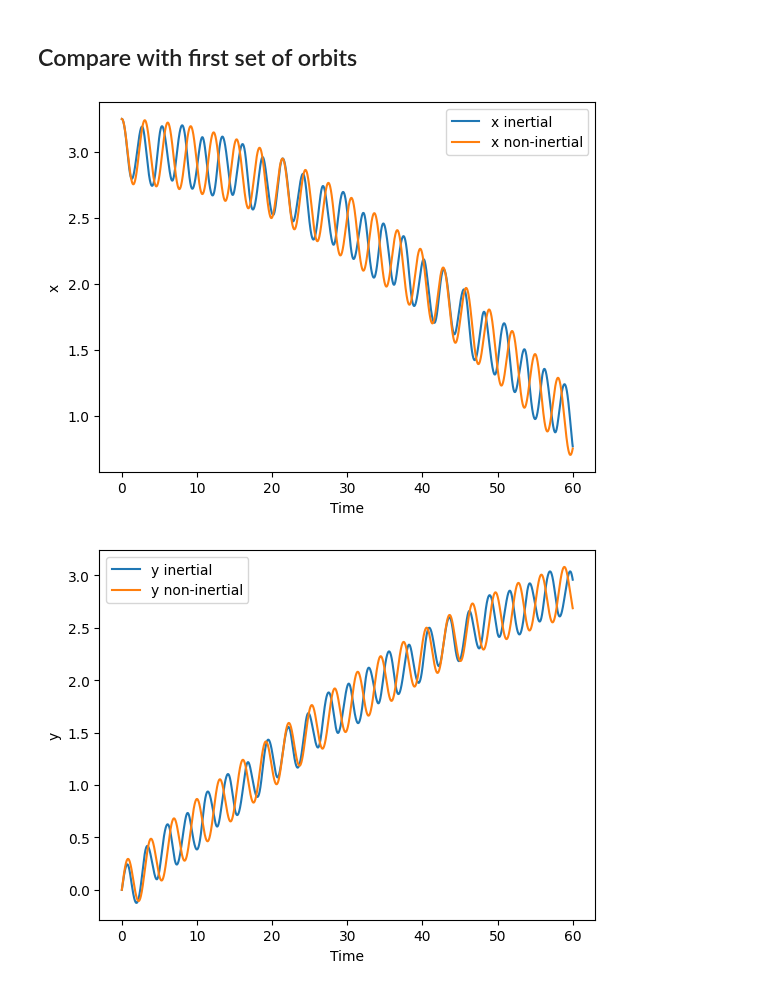
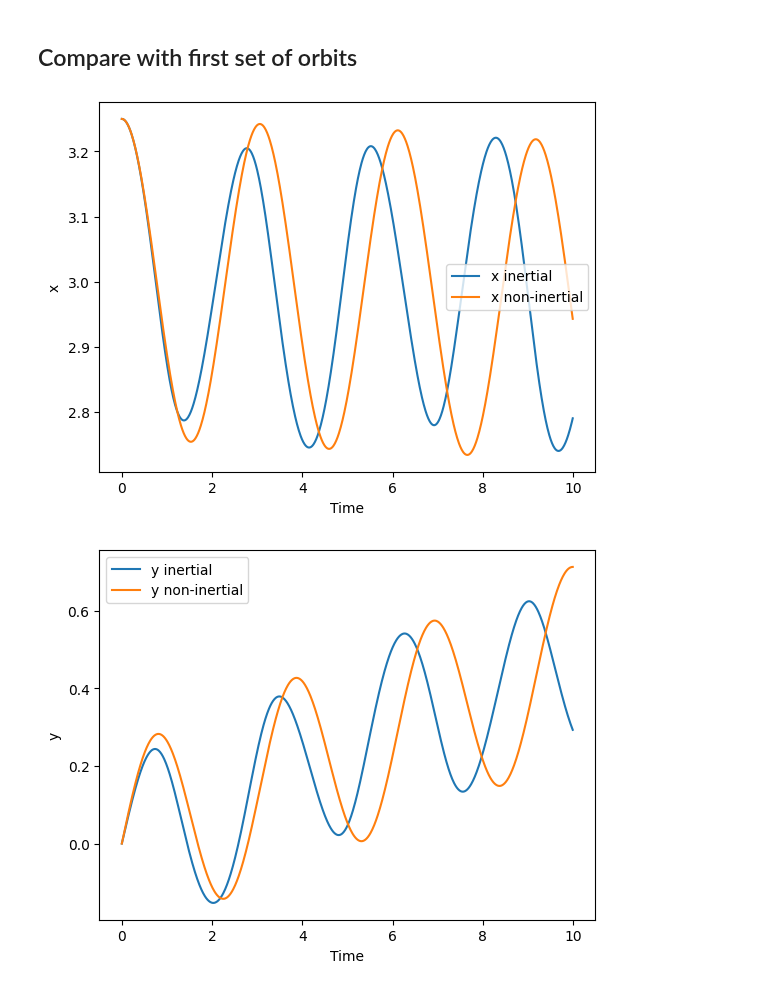
Before and after one commit to EXP-code/pyEXP-examples, a Jupyter notebook: How-To/Recipes/Orbits/OrbitingFrame.ipynb, the cells around one changed output. Drawn from its saved outputs; the diff is of its cells as text; code cells hidden in the pictures.

```diff
--- a/How-To/Recipes/Orbits/OrbitingFrame.ipynb
+++ b/How-To/Recipes/Orbits/OrbitingFrame.ipynb
@@ -66,7 +66,7 @@ halo_coefs = pyEXP.coefs.Coefs.makecoefs(halo_coef, 'halo')
 
 # Orbit at R=3
 Ro     = 3.0
-Period = 300
+Period = 400
 Freq   = 2.0*np.pi/Period
 Time   = 0.0
 dT     = 0.1
@@ -75,23 +75,33 @@ dT     = 0.1
 ctimes = []
 center = []
 
-while Time < 300+0.5*dT:
+while Time < Period+dT/2:
+    # Define the center position
     Phi = Freq*Time
+    x = Ro*np.cos(Phi)
+    y = Ro*np.sin(Phi)
+    # Make new coef structure
     coef = halo_coef.deepcopy()
     coef.setCoefTime(Time)
-    x = Ro*np.cos(Phi)
-    y = Ro*np.sin(Phi)
     coef.setCoefCenter([x, y, 0.])
+    # Use the previously defined constant coefficients
+    coef.assign(halo_coef_matrix, lmax, nmax)
+    # Add to the coefficient database
+    halo_coefs.add(coef)
+    # Center times and positions
     ctimes.append(Time)
     center.append([x, y, 0.])
-    coef.assign(halo_coef_matrix, lmax, nmax)
-    halo_coefs.add(coef)
+    # Next time
     Time += dT
 # %% [markdown]
 ###  Now that we have a coefficients that cover [0, 300], we can integrate an orbit
 # %%
+Ri = 0.25
+Vi = 0.5
+h  = 0.01
+
 # pick a phase space for some orbit:
-ps = [[Ro+0.25,0,0,0,0.5,0.0]]
+ps = [[Ro+Ri, 0.0, 0.0, 0.0, Vi, 0.0]]
 
 # set up the model with the basis and coefficients
 model = [[halo_basis, halo_coefs]]
@@ -99,7 +109,11 @@ model = [[halo_basis, halo_coefs]]
 # set up a basic acceleration integration
 func = pyEXP.basis.AllTimeAccel()
 
-start_time,end_time,dt = 0.0,300.0,0.01
+# explicitly set inertial coordinates
+# inertial is the default but will be needed if you rerun all cells
+halo_basis.setInertial()
+
+start_time,end_time,dt = 0.0,Period,h
 # integrate the orbit
 times, orbits = pyEXP.basis.IntegrateOrbits(start_time, end_time, dt, ps, model, func)
 # %% [markdown]
@@ -115,10 +129,10 @@ Text(0, 0.5, 'y')
 ## We can now use the same coefficient set to test the orbits in the non-inertial frame
 # %%
 # pick a phase space for some orbit:
-ps2 = [[0.25,0,0,0,0.5,0.0]]
+ps2 = [[Ri, 0.0, 0.0, 0.0, Vi, 0.0]]
 
 # set up the non-internal frame
-halo_basis.setNonInertial(10, ctimes, center)
+halo_basis.setNonInertial(40, ctimes, center)
 
 # set up the model with the basis and coefficients
 model = [[halo_basis, halo_coefs]]
@@ -126,7 +140,7 @@ model = [[halo_basis, halo_coefs]]
 # set up a basic acceleration integration
 func = pyEXP.basis.AllTimeAccel()
 
-start_time,end_time,dt = 0.0,300.0,0.01
+start_time,end_time,dt = 0.0,Period,h
 # integrate the orbit
 times2, orbits2 = pyEXP.basis.IntegrateOrbits(start_time, end_time, dt, ps2, model, func)
 # %% [markdown]
@@ -142,33 +162,33 @@ Text(0, 0.5, 'y')
 ## Compare with first set of orbits
 # %%
 # Final point
-last = 6000
+last = 1000
 
 # x coordinate values for inertial frame
 x = orbits[0][0, :last]
 plt.plot(times[:last], x, label='x inertial')
 
 # x coordinate values for non-inertial frame in inertial system
 x = orbits2[0][0, :last] + Ro*np.cos(Freq*times2[:last])
 plt.plot(times2[:last], x, label='x non-inertial')
 
 plt.xlabel('Time')
 plt.ylabel('x')
 plt.legend()
 plt.show()
 
 # y coordinate values for inertial frame
 y = orbits[0][1, :last]
 plt.plot(times[:last], y, label='y inertial')
 
 # y coordiante values for non-inertial frame in inertial system
 y = orbits2[0][1, :last]+Ro*np.sin(Freq*times2[:last])
 plt.plot(times2[:last], y, label='y non-inertial')
 
 plt.xlabel('Time')
 plt.ylabel('y')
 plt.legend()
 plt.show()
 # %% [output]
-[figure, old version]
+[figure, new version]
-[figure, old version]
+[figure, new version]
```
Also changed, not shown: parts of 4 cells of this notebook.
